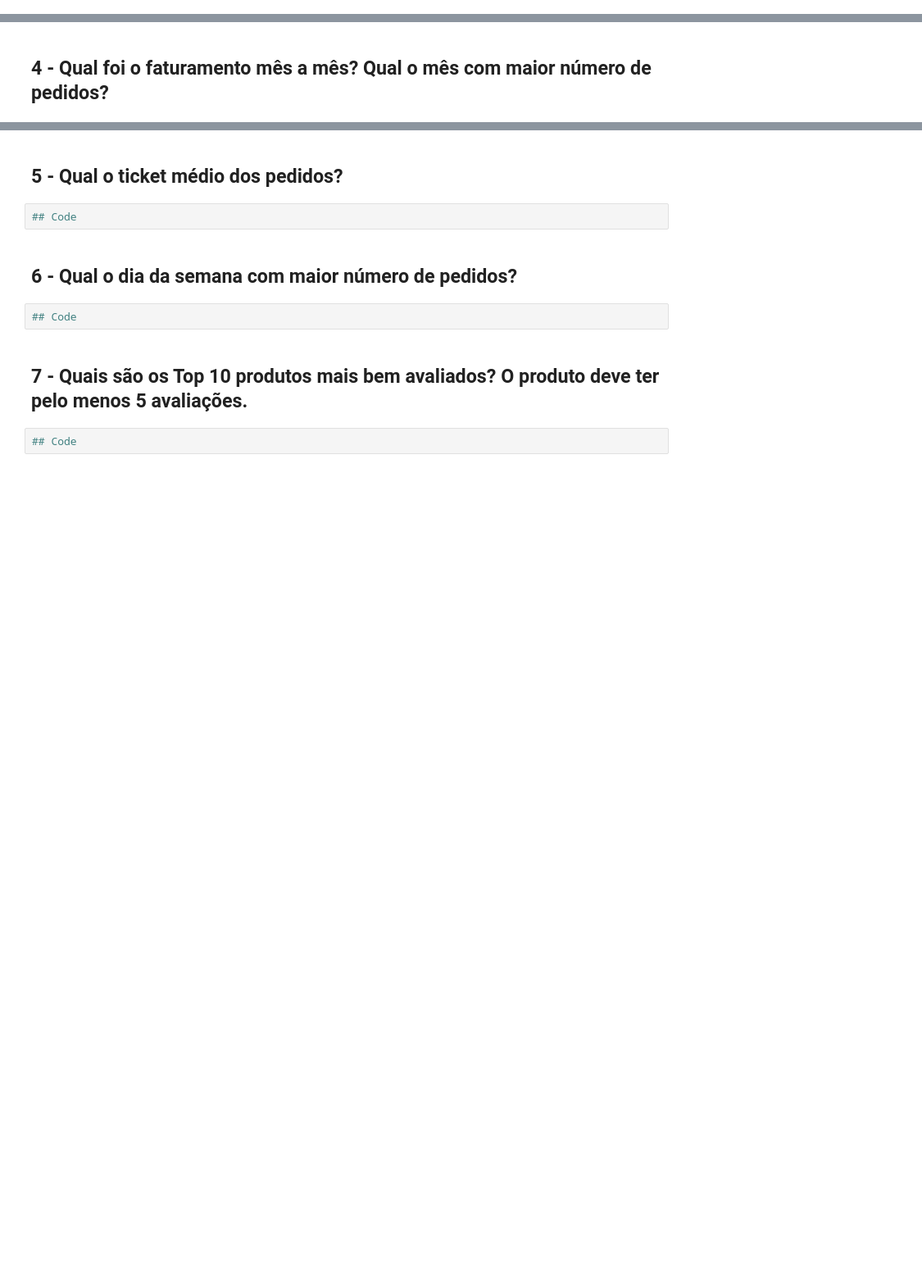
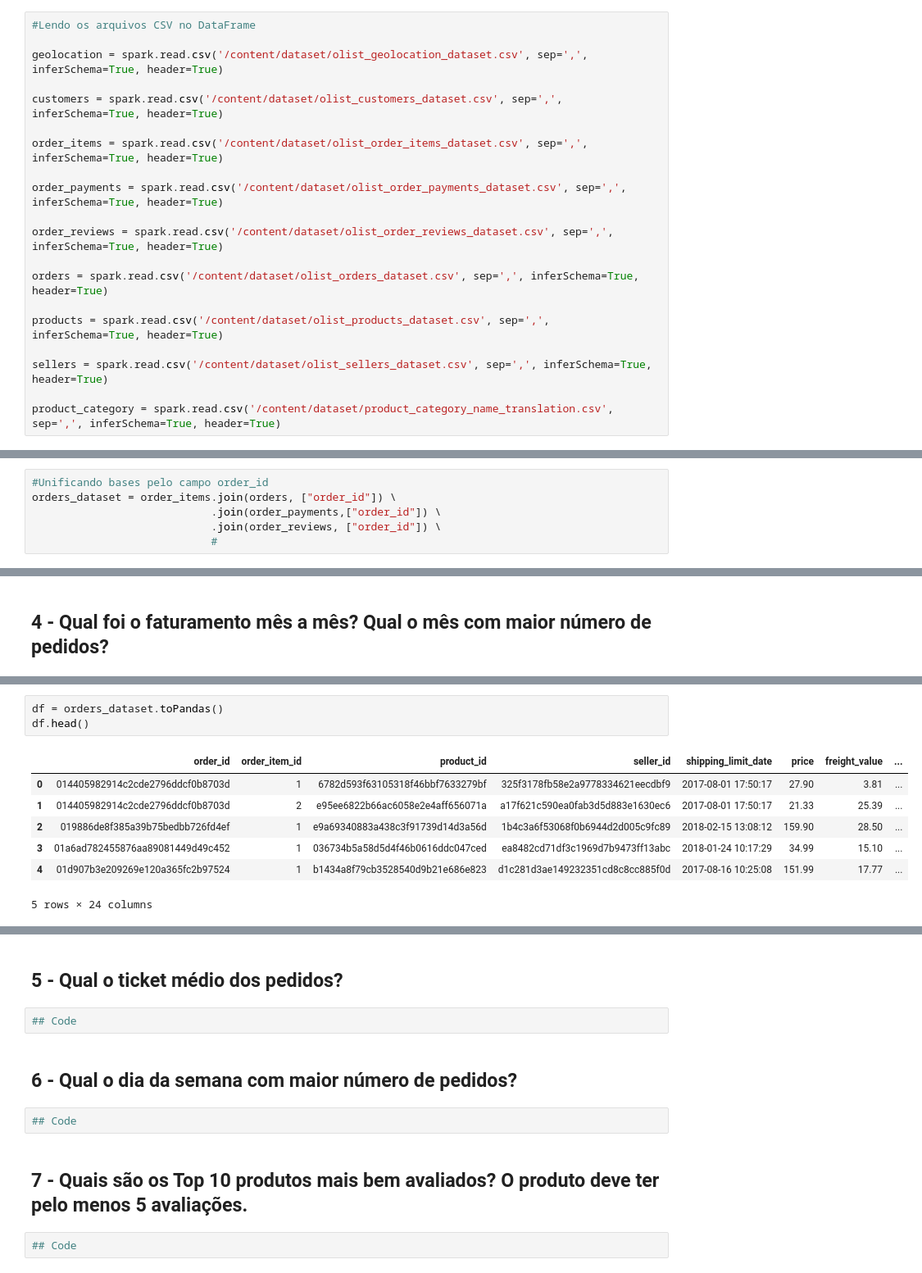
Before and after one commit to thimnahindira/desafioengenheirodedados, a Jupyter notebook: Desafio_Spark.ipynb, the cells around one changed output, grey strips where cells are left out. Shown at 82% size. Cells and saved outputs as stored; diff of their text form; blank space fills up the shorter version.

```diff
--- a/Desafio_Spark.ipynb
+++ b/Desafio_Spark.ipynb
@@ -121,0 +133,20 @@ Salve os arquivos CSVs em um formato parquet, se atentando ao tipo correto de da
+# %%
+#Lendo os arquivos CSV no DataFrame
+
+geolocation = spark.read.csv('/content/dataset/olist_geolocation_dataset.csv', sep=',', inferSchema=True, header=True)
+
+customers = spark.read.csv('/content/dataset/olist_customers_dataset.csv', sep=',', inferSchema=True, header=True)
+
+order_items = spark.read.csv('/content/dataset/olist_order_items_dataset.csv', sep=',', inferSchema=True, header=True)
+
+order_payments = spark.read.csv('/content/dataset/olist_order_payments_dataset.csv', sep=',', inferSchema=True, header=True)
+
+order_reviews = spark.read.csv('/content/dataset/olist_order_reviews_dataset.csv', sep=',', inferSchema=True, header=True)
+
+orders = spark.read.csv('/content/dataset/olist_orders_dataset.csv', sep=',', inferSchema=True, header=True)
+
+products = spark.read.csv('/content/dataset/olist_products_dataset.csv', sep=',',  inferSchema=True, header=True)
+
+sellers = spark.read.csv('/content/dataset/olist_sellers_dataset.csv', sep=',', inferSchema=True, header=True)
+
+product_category = spark.read.csv('/content/dataset/product_category_name_translation.csv', sep=',', inferSchema=True, header=True)
@@ -130,0 +180,6 @@ Crie uma base em parquet unificadando os datasets:
+# %%
+#Unificando bases pelo campo order_id
+orders_dataset = order_items.join(orders, ["order_id"]) \
+                            .join(order_payments,["order_id"]) \
+                            .join(order_reviews, ["order_id"]) \
+                            #
@@ -139,0 +258,11 @@ Salvar o olist_order_reviews_dataset como um único arquivo Json
+# %%
+df = orders_dataset.toPandas()
+df.head()
+# %% [output]
+|  | order_id | order_item_id | product_id | seller_id | shipping_limit_date | price | freight_value | ... |
+| 0 | 014405982914c2cde2796ddcf0b8703d | 1 | 6782d593f63105318f46bbf7633279bf | 325f3178fb58e2a9778334621eecdbf9 | 2017-08-01 17:50:17 | 27.90 | 3.81 | ... |
+| 1 | 014405982914c2cde2796ddcf0b8703d | 2 | e95ee6822b66ac6058e2e4aff656071a | a17f621c590ea0fab3d5d883e1630ec6 | 2017-08-01 17:50:17 | 21.33 | 25.39 | ... |
+| 2 | 019886de8f385a39b75bedbb726fd4ef | 1 | e9a69340883a438c3f91739d14d3a56d | 1b4c3a6f53068f0b6944d2d005c9fc89 | 2018-02-15 13:08:12 | 159.90 | 28.50 | ... |
+| 3 | 01a6ad782455876aa89081449d49c452 | 1 | 036734b5a58d5d4f46b0616ddc047ced | ea8482cd71df3c1969d7b9473ff13abc | 2018-01-24 10:17:29 | 34.99 | 15.10 | ... |
+| 4 | 01d907b3e209269e120a365fc2b97524 | 1 | b1434a8f79cb3528540d9b21e686e823 | d1c281d3ae149232351cd8c8cc885f0d | 2017-08-16 10:25:08 | 151.99 | 17.77 | ... |
+5 rows × 24 columns
```
Also changed, not shown: parts of 18 cells of this notebook.
